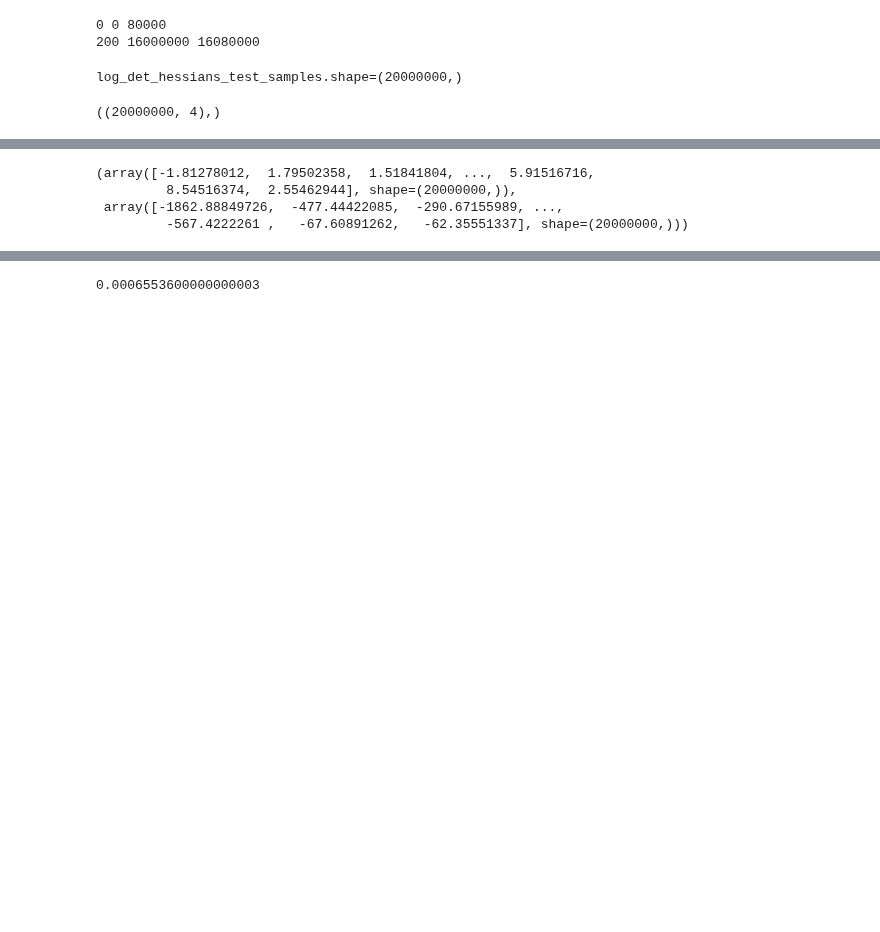
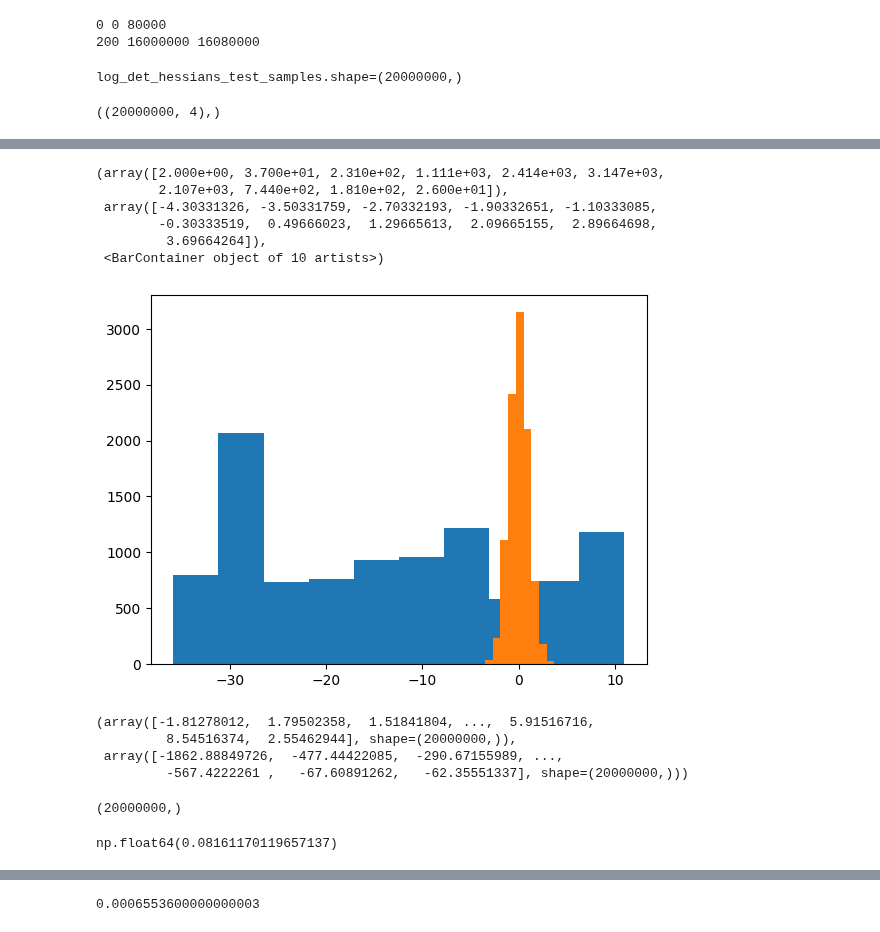
Before and after one commit to VldKnd/conditional_quantile_function, a Jupyter notebook: poc/Section5.ipynb, the cells around one changed output, grey strips where cells are left out. Cells and saved outputs as stored; diff of their text form; code cells hidden in the pictures; blank space fills up the shorter version.

```diff
--- a/poc/Section5.ipynb
+++ b/poc/Section5.ipynb
@@ -425,3 +459,14 @@ quantiles_test_sampled.shape,
+# %%
+plt.hist(reg.model.push_y_given_x(Y_tensor, X_tensor)[:, 0])
+plt.hist(torch.randn(10_000))
+# %% [output]
+(array([2.000e+00, 3.700e+01, 2.310e+02, 1.111e+03, 2.414e+03, 3.147e+03,
+        2.107e+03, 7.440e+02, 1.810e+02, 2.600e+01]),
+ array([-4.30331326, -3.50331759, -2.70332193, -1.90332651, -1.10333085,
+        -0.30333519,  0.49666023,  1.29665613,  2.09665155,  2.89664698,
+         3.69664264]),
+ <BarContainer object of 10 artists>)
+[figure, added]
 # %%
 log_det_hessians_test_samples, log_f_u_test_samples
 # %% [output]
@@ -429,6 +474,14 @@ log_det_hessians_test_samples, log_f_u_test_samples
          8.54516374,  2.55462944], shape=(20000000,)),
  array([-1862.88849726,  -477.44422085,  -290.67155989, ...,
          -567.4222261 ,   -67.60891262,   -62.35551337], shape=(20000000,)))
+# %%
+is_covered_sampled_51a.shape
+# %% [output]
+(20000000,)
 # %%
 areas_51a, areas_51b, areas_52 = map(lambda t: t.reshape(ds.n_test, n_samples).mean(axis=-1) * scale,
                                      (is_covered_sampled_51a, is_covered_sampled_51b, is_covered_sampled_52))
+# %%
+areas_51a[0]
+# %% [output]
+np.float64(0.08161170119657137)
```
Also changed, not shown: parts of 22 cells of this notebook, 9 other files.
